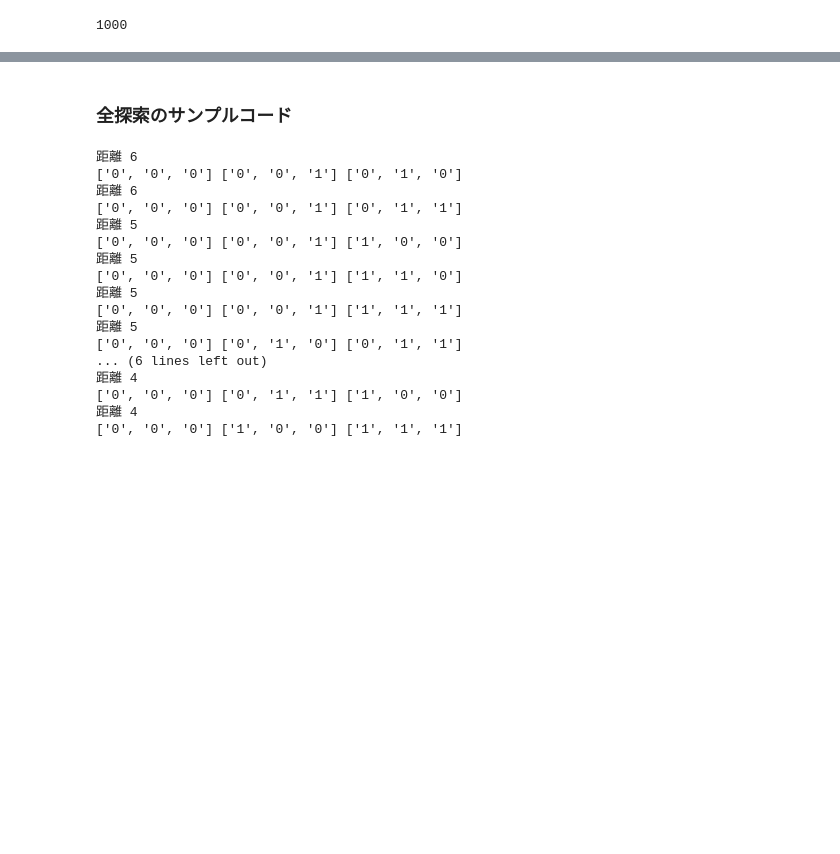
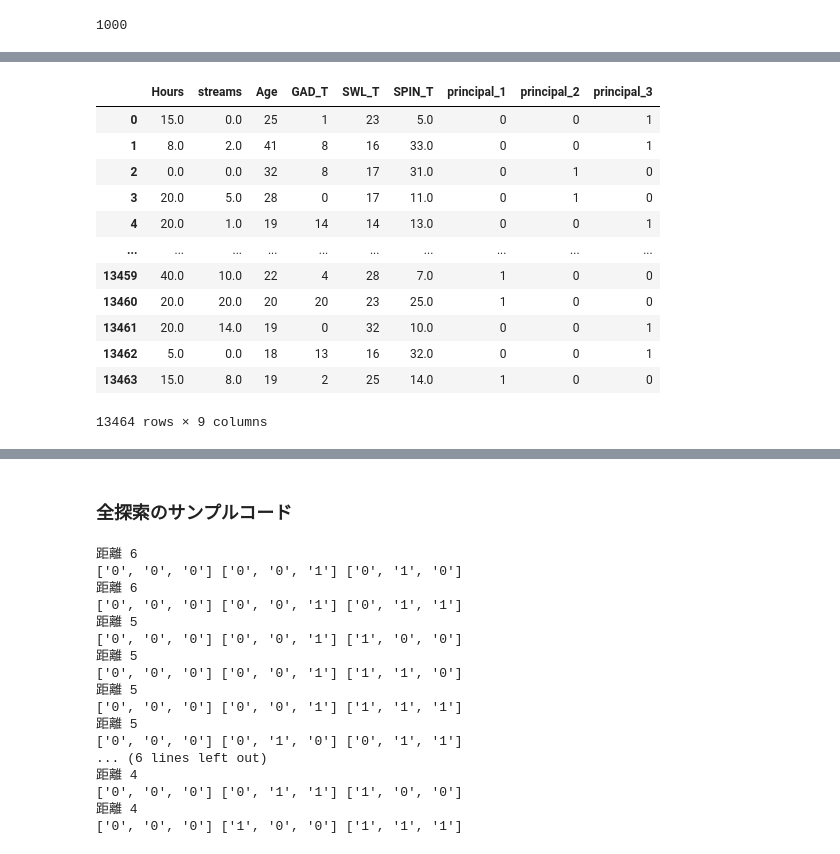
Before and after one commit to miyakooti/gameplay_analysis, a Jupyter notebook: main.ipynb, the cells around one changed output, grey strips where cells are left out. Cells and saved outputs as stored; diff of their text form; code cells hidden in the pictures; blank space fills up the shorter version.

```diff
--- a/main.ipynb
+++ b/main.ipynb
@@ -196,0 +262,21 @@ print(pp1)
+# %%
+# これは比較対象
+# df_for_analysis = ['Hours', 'GAD_T', 'SWL_T', 'SPIN_T', 'for_fun', 'male', 'has_work', 'is_single_player', 'is_highly_educated', 'principal_1', 'principal_2', 'principal_3']
+df_for_analysis_columns = ['Hours', 'streams', 'Age', 'GAD_T', 'SWL_T', 'SPIN_T', 'principal_1', 'principal_2', 'principal_3']
+df_for_analysis = df[df_for_analysis_columns]
+
+df_for_analysis
+# %% [output]
+|  | Hours | streams | Age | GAD_T | SWL_T | SPIN_T | principal_1 | principal_2 | principal_3 |
+| 0 | 15.0 | 0.0 | 25 | 1 | 23 | 5.0 | 0 | 0 | 1 |
+| 1 | 8.0 | 2.0 | 41 | 8 | 16 | 33.0 | 0 | 0 | 1 |
+| 2 | 0.0 | 0.0 | 32 | 8 | 17 | 31.0 | 0 | 1 | 0 |
+| 3 | 20.0 | 5.0 | 28 | 0 | 17 | 11.0 | 0 | 1 | 0 |
+| 4 | 20.0 | 1.0 | 19 | 14 | 14 | 13.0 | 0 | 0 | 1 |
+| ... | ... | ... | ... | ... | ... | ... | ... | ... | ... |
+| 13459 | 40.0 | 10.0 | 22 | 4 | 28 | 7.0 | 1 | 0 | 0 |
+| 13460 | 20.0 | 20.0 | 20 | 20 | 23 | 25.0 | 1 | 0 | 0 |
+| 13461 | 20.0 | 14.0 | 19 | 0 | 32 | 10.0 | 0 | 0 | 1 |
+| 13462 | 5.0 | 0.0 | 18 | 13 | 16 | 32.0 | 0 | 0 | 1 |
+| 13463 | 15.0 | 8.0 | 19 | 2 | 25 | 14.0 | 1 | 0 | 0 |
+13464 rows × 9 columns
```
Also changed, not shown: parts of 13 cells of this notebook.
